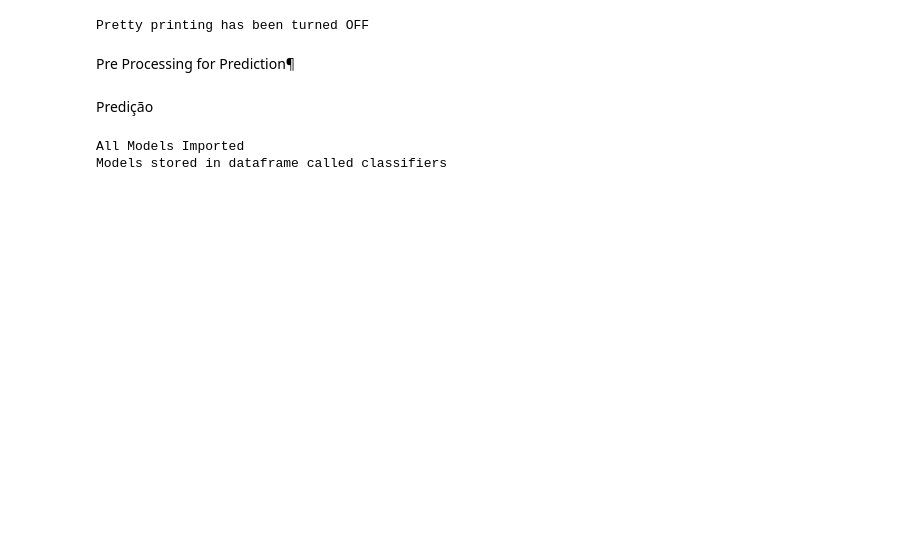
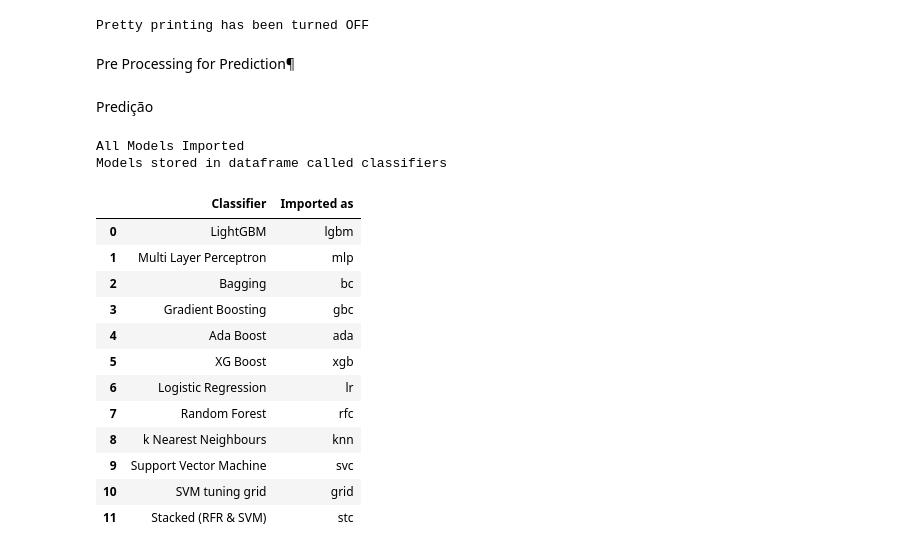
Before and after one commit to bbiasi/py1, a Jupyter notebook: teste_pyomo.ipynb, the cells around one changed output. Saved outputs shown, nothing was run; the diff lists cells and outputs as text; code cells hidden in the pictures; blank space fills up the shorter version.

```diff
--- a/teste_pyomo.ipynb
+++ b/teste_pyomo.ipynb
@@ -270,0 +318,16 @@ Models stored in dataframe called classifiers
+# %%
+display(classifiers)
+# %% [output]
+|  | Classifier | Imported as |
+| 0 | LightGBM | lgbm |
+| 1 | Multi Layer Perceptron | mlp |
+| 2 | Bagging | bc |
+| 3 | Gradient Boosting | gbc |
+| 4 | Ada Boost | ada |
+| 5 | XG Boost | xgb |
+| 6 | Logistic Regression | lr |
+| 7 | Random Forest | rfc |
+| 8 | k Nearest Neighbours | knn |
+| 9 | Support Vector Machine | svc |
+| 10 | SVM tuning grid | grid |
+| 11 | Stacked (RFR & SVM) | stc |
```
Also changed, not shown: parts of 12 cells of this notebook.
